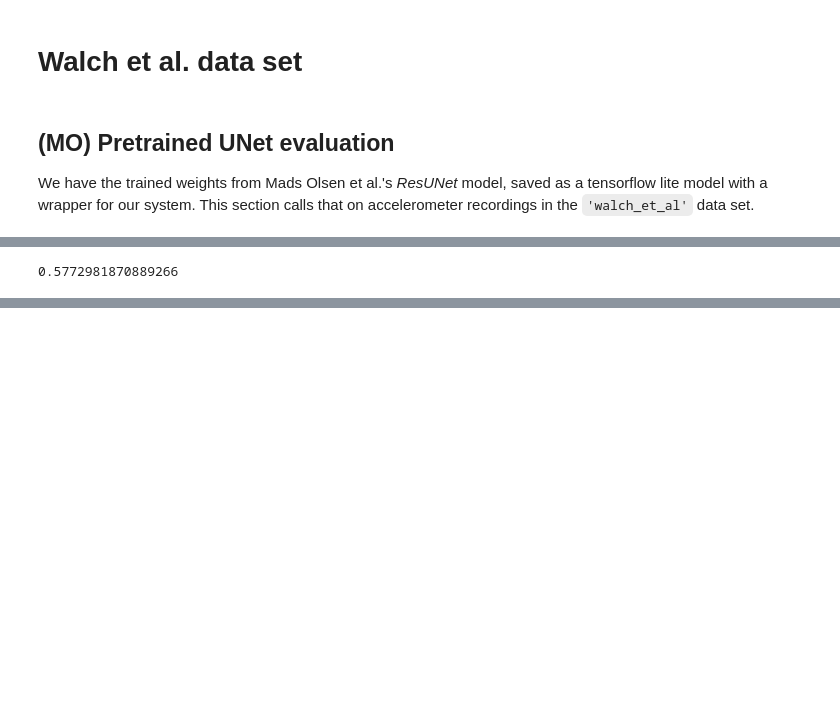
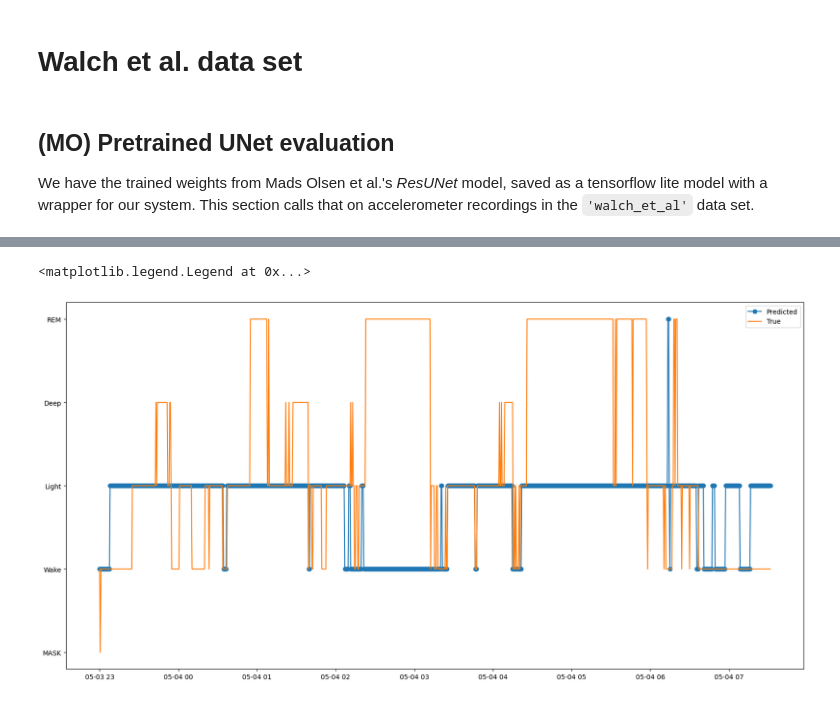
Before and after one commit to ftavella/pisces, a Jupyter notebook: analyses/train_mo.ipynb, the cells around one changed output, grey strips where cells are left out. Saved outputs shown, nothing was run; the diff lists cells and outputs as text; code cells hidden in the pictures; blank space fills up the shorter version.

```diff
--- a/analyses/train_mo.ipynb
+++ b/analyses/train_mo.ipynb
@@ -31,6 +56,24 @@ def roc_for_class(X, y, neg_class: int):
     mask[:y.shape[0]] = y >= 0
 
     return pm.roc_curve(y_padded, p_not_class, sample_weight=mask)
+
+class_names = ['Wake', 'Light', 'Deep', 'REM']
+def accuracy_for_class(X, y, mo_net: pm.MOResUNetPretrained, class_: int | None = None, class_name: str | None = None):
+    if class_ is None:
+        class_ = class_names.index(class_name)
+
+    pr = mo_net.predict_probabilities(X)[0]
+    # mask = np.zeros_like(p_not_class)
+    max_likelihood = pr.argmax(axis=1)
+    y_padded = np.zeros_like(max_likelihood)
+    y_padded[:y.shape[0]] = y
+    mask = np.zeros_like(max_likelihood)
+    # PSG with negative value indicates to ignore that epoch
+    mask[:y.shape[0]] = y >= 0
+
+    # total matches for class / total examples
+
+    return np.sum((max_likelihood == y_padded) & (y_padded == class_) & mask) / max(np.sum(y == class_), 1)
 # %% [markdown]
 # Walch et al. data set
 # %% [markdown]
@@ -70,4 +118,0 @@ fpr_pre, tpr_pre, thr_pre = roc_for_class(X_0, y_0, 0)
-# %%
-area(fpr_pre, tpr_pre)
-# %% [output]
-0.5772981870889266
@@ -73,0 +127,34 @@ area(fpr_pre, tpr_pre)
+# %%
+pr_hat = mo.predict_probabilities(X_0)[0]
+y_0_hat = np.argmax(pr_hat, axis=1)
+y_0_pad = np.zeros_like(y_0_hat)
+y_0_pad[:y_0.shape[0]] = y_0
+
+plt.figure(figsize=(20, 10))
+
+# make a numpy datetime array starting at May 3, 2024 and having one entry every 30 seconds for len(y_0_pad) entries
+# this is just for the x-axis
+from datetime import datetime, timedelta
+
+dt = datetime(2024, 5, 3, 23)
+x_time = np.array([dt + timedelta(seconds=30 * i) for i in range(len(y_0_pad))])
+
+# PSG with negative value indicates to ignore that epoch
+plt.plot(x_time, y_0_hat, "o-")
+plt.plot(x_time, y_0_pad)#, "o-")
+
+y_labels =[
+    "MASK",
+    *class_names
+    # "Wake",a
+    # "Light",
+    # "Deep",
+    # "REM"
+]
+
+
+
+plt.yticks([r - 1 for r in range(len(y_labels))], y_labels)
+
+plt.legend(["Predicted", "True"])
+# %% [output]
@@ -74 +162,3 @@ area(fpr_pre, tpr_pre)
+<matplotlib.legend.Legend at 0x...>
+[figure, added]
 # %%
```
Also changed, not shown: parts of 16 cells of this notebook.
